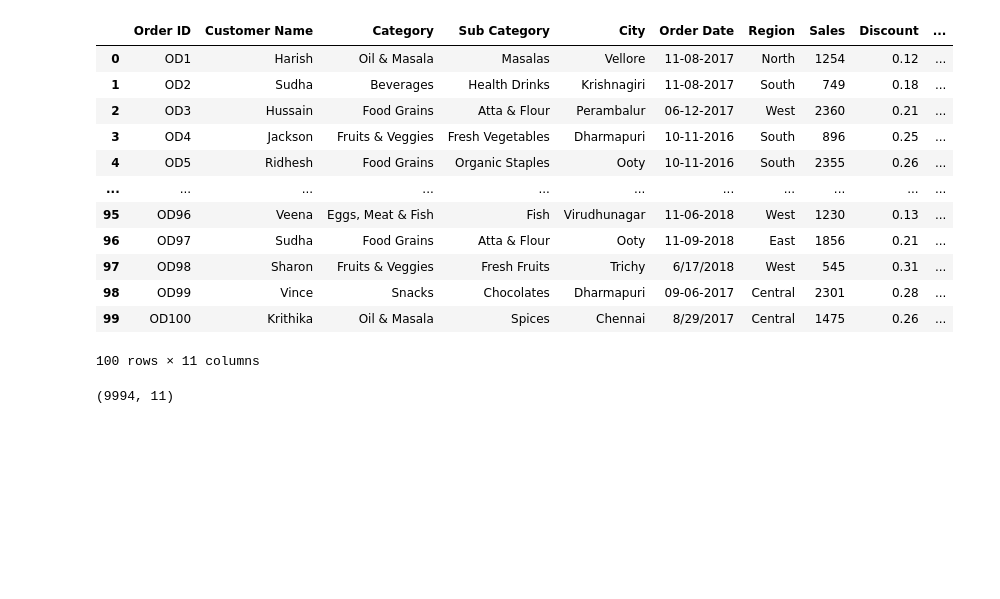
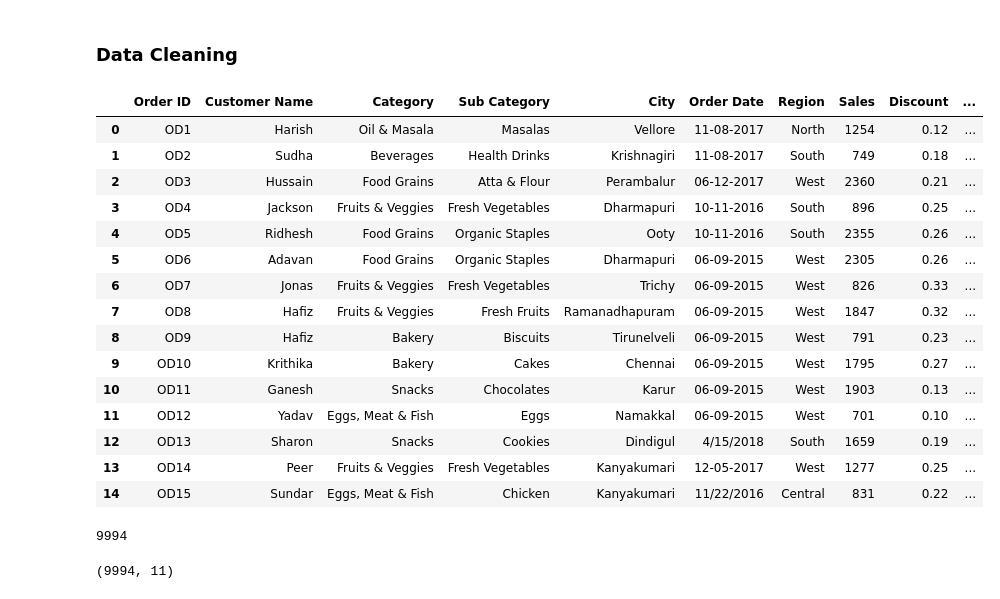
Before and after one commit to ruprekhab/retail_analytics, a Jupyter notebook: data_clean.ipynb, the cells around one changed output. Saved outputs shown, nothing was run; the diff lists cells and outputs as text; code cells hidden in the pictures; blank space fills up the shorter version.

```diff
--- a/data_clean.ipynb
+++ b/data_clean.ipynb
@@ -5,21 +7,31 @@ import datetime as dt
+# %% [markdown]
+### Data Cleaning
 # %%
 # read the raw csv file
 df =pd.read_csv("Resources/data.csv")
-df.head(100)
+df.head(15)
 # %% [output]
 |  | Order ID | Customer Name | Category | Sub Category | City | Order Date | Region | Sales | Discount | ... |
 | 0 | OD1 | Harish | Oil & Masala | Masalas | Vellore | 11-08-2017 | North | 1254 | 0.12 | ... |
 | 1 | OD2 | Sudha | Beverages | Health Drinks | Krishnagiri | 11-08-2017 | South | 749 | 0.18 | ... |
 | 2 | OD3 | Hussain | Food Grains | Atta & Flour | Perambalur | 06-12-2017 | West | 2360 | 0.21 | ... |
 | 3 | OD4 | Jackson | Fruits & Veggies | Fresh Vegetables | Dharmapuri | 10-11-2016 | South | 896 | 0.25 | ... |
 | 4 | OD5 | Ridhesh | Food Grains | Organic Staples | Ooty | 10-11-2016 | South | 2355 | 0.26 | ... |
-| ... | ... | ... | ... | ... | ... | ... | ... | ... | ... | ... |
-| 95 | OD96 | Veena | Eggs, Meat & Fish | Fish | Virudhunagar | 11-06-2018 | West | 1230 | 0.13 | ... |
-| 96 | OD97 | Sudha | Food Grains | Atta & Flour | Ooty | 11-09-2018 | East | 1856 | 0.21 | ... |
-| 97 | OD98 | Sharon | Fruits & Veggies | Fresh Fruits | Trichy | 6/17/2018 | West | 545 | 0.31 | ... |
-| 98 | OD99 | Vince | Snacks | Chocolates | Dharmapuri | 09-06-2017 | Central | 2301 | 0.28 | ... |
-| 99 | OD100 | Krithika | Oil & Masala | Spices | Chennai | 8/29/2017 | Central | 1475 | 0.26 | ... |
+| 5 | OD6 | Adavan | Food Grains | Organic Staples | Dharmapuri | 06-09-2015 | West | 2305 | 0.26 | ... |
+| 6 | OD7 | Jonas | Fruits & Veggies | Fresh Vegetables | Trichy | 06-09-2015 | West | 826 | 0.33 | ... |
+| 7 | OD8 | Hafiz | Fruits & Veggies | Fresh Fruits | Ramanadhapuram | 06-09-2015 | West | 1847 | 0.32 | ... |
+| 8 | OD9 | Hafiz | Bakery | Biscuits | Tirunelveli | 06-09-2015 | West | 791 | 0.23 | ... |
+| 9 | OD10 | Krithika | Bakery | Cakes | Chennai | 06-09-2015 | West | 1795 | 0.27 | ... |
+| 10 | OD11 | Ganesh | Snacks | Chocolates | Karur | 06-09-2015 | West | 1903 | 0.13 | ... |
+| 11 | OD12 | Yadav | Eggs, Meat & Fish | Eggs | Namakkal | 06-09-2015 | West | 701 | 0.10 | ... |
+| 12 | OD13 | Sharon | Snacks | Cookies | Dindigul | 4/15/2018 | South | 1659 | 0.19 | ... |
+| 13 | OD14 | Peer | Fruits & Veggies | Fresh Vegetables | Kanyakumari | 12-05-2017 | West | 1277 | 0.25 | ... |
+| 14 | OD15 | Sundar | Eggs, Meat & Fish | Chicken | Kanyakumari | 11/22/2016 | Central | 831 | 0.22 | ... |
-100 rows × 11 columns
+# %%
+# Count unique values in Order ID
+df['Order ID'].nunique()
+# %% [output]
+9994
 # %%
 # check the shape of the dataframe
 df.shape
```
Also changed, not shown: parts of 20 cells of this notebook.
